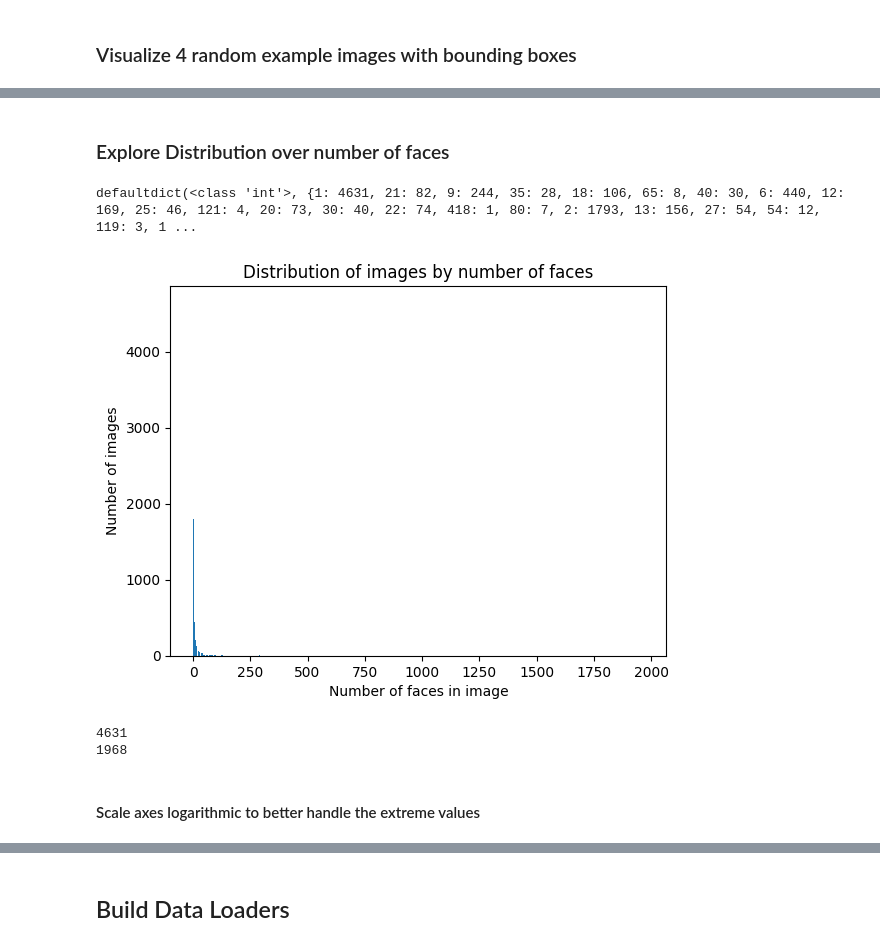
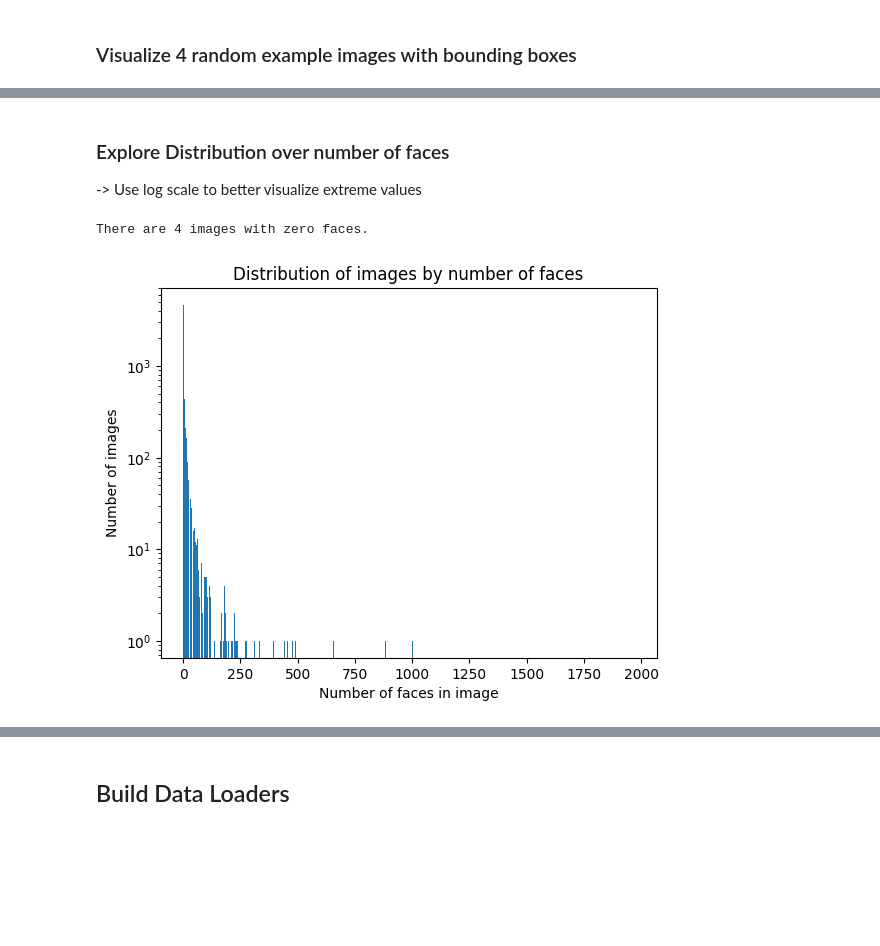
Before and after one commit to Florian-Dreyer/Ryze-Tello-Follow-Me-Drone, a Jupyter notebook: develop_model.ipynb, the cells around one changed output, grey strips where cells are left out. Cells and saved outputs as stored; diff of their text form; code cells hidden in the pictures; blank space fills up the shorter version.

```diff
--- a/develop_model.ipynb
+++ b/develop_model.ipynb
@@ -95,31 +95,24 @@ plt.plot()
 # %% [markdown]
 ### Explore Distribution over number of faces
+-> Use log scale to better visualize extreme values
 # %%
 dist_num_faces = defaultdict(int)
 with open(ROOT + "widerface/wider_face_split/wider_face_train_bbx_gt.txt") as file:
   for line in file:
     if len(line.split(" ")) == 1 and len(line.split(".")) == 1:
       dist_num_faces[int(line)] += 1
-print(dist_num_faces)
+print(f"There are {dist_num_faces[0]} images with zero faces.")
 # %% [output]
-defaultdict(<class 'int'>, {1: 4631, 21: 82, 9: 244, 35: 28, 18: 106, 65: 8, 40: 30, 6: 440, 12: 169, 25: 46, 121: 4, 20: 73, 30: 40, 22: 74, 418: 1, 80: 7, 2: 1793, 13: 156, 27: 54, 54: 12, 119: 3, 1 ...
+There are 4 images with zero faces.
 # %%
 num_faces = list(dist_num_faces.keys())
 frequency = list(dist_num_faces.values())
 
-plt.bar(num_faces, frequency)
+plt.bar(num_faces, frequency, log=True)
 plt.xlabel('Number of faces in image')
 plt.ylabel('Number of images')
 plt.title('Distribution of images by number of faces')
 
 plt.show()
 # %% [output]
-[figure, old version]
+[figure, new version]
-# %%
-print(max(frequency))
-print(max(num_faces))
-# %% [output]
-4631
-1968
-# %% [markdown]
-#### Scale axes logarithmic to better handle the extreme values
```
Also changed, not shown: parts of 10 cells of this notebook.
